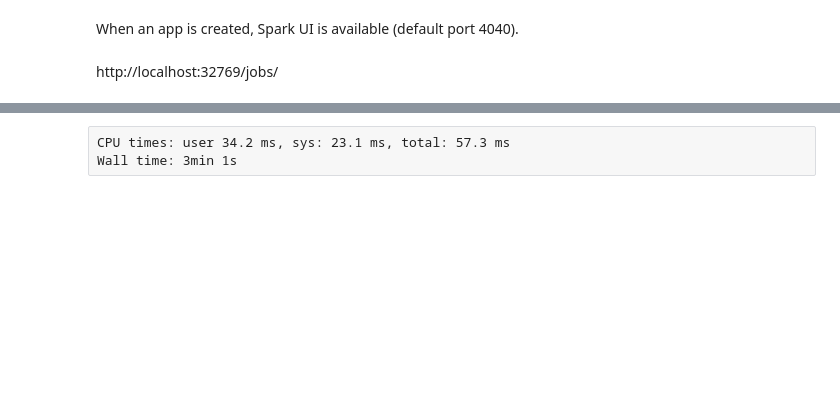
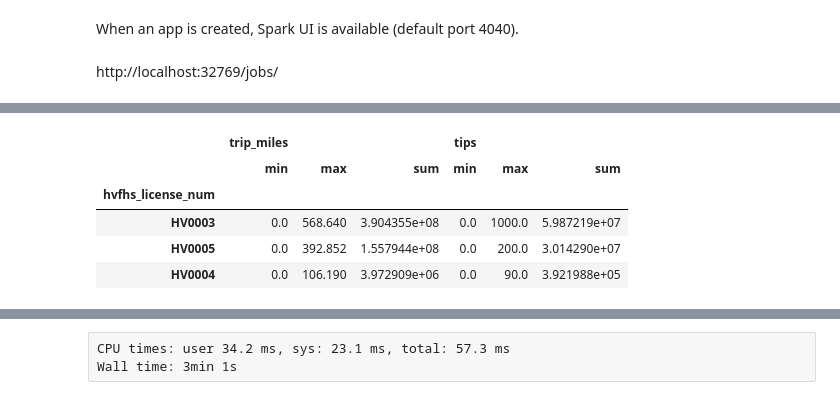
Before and after one commit to motuzov/data_lake, a Jupyter notebook: spark.ipynb, the cells around one changed output, grey strips where cells are left out. Saved outputs shown, nothing was run; the diff lists cells and outputs as text; code cells hidden in the pictures; blank space fills up the shorter version.

Commit message:
polars, spark, duckDB examples

```diff
--- a/spark.ipynb
+++ b/spark.ipynb
@@ -16,8 +23,8 @@ from pyspark.sql.types import StructType
 # %%
 spark = (
     SparkSession.builder.appName("SimpleApp")
-    .config("spark.executor.memory", "2g")
-    .config("spark.driver.memory", "2g")
+    .config("spark.executor.memory", "4g")
+    .config("spark.driver.memory", "4g")
     .config("spark.sql.execution.arrow.pyspark.enabled", "true")
     .master("local[4]")
     .getOrCreate()
@@ -42,0 +159,2 @@ sdf.printSchema()
+# %%
+psdf = sdf.pandas_api()
@@ -42,0 +194,7 @@ sdf.printSchema()
+# %%
+psdf_top = (
+    psdf[["hvfhs_license_num", "trip_miles", "tips"]]
+    .groupby("hvfhs_license_num")
+    .agg(["min", "max", "sum"])
+    .sort_values([("tips", "sum")], ascending=False)
+)
@@ -42,0 +215,4 @@ sdf.printSchema()
+# %%
+%%time
+psdf_top.head(10)
+# %% [output]
@@ -42,0 +221,6 @@ sdf.printSchema()
+|  | trip_miles |  |  | tips |  |  |
+|  | min | max | sum | min | max | sum |
+| hvfhs_license_num |  |  |  |  |  |  |
+| HV0003 | 0.0 | 568.640 | 3.904355e+08 | 0.0 | 1000.0 | 5.987219e+07 |
+| HV0005 | 0.0 | 392.852 | 1.557944e+08 | 0.0 | 200.0 | 3.014290e+07 |
+| HV0004 | 0.0 | 106.190 | 3.972909e+06 | 0.0 | 90.0 | 3.921988e+05 |
```
Also changed, not shown: parts of 38 cells of this notebook, 2 other files.
